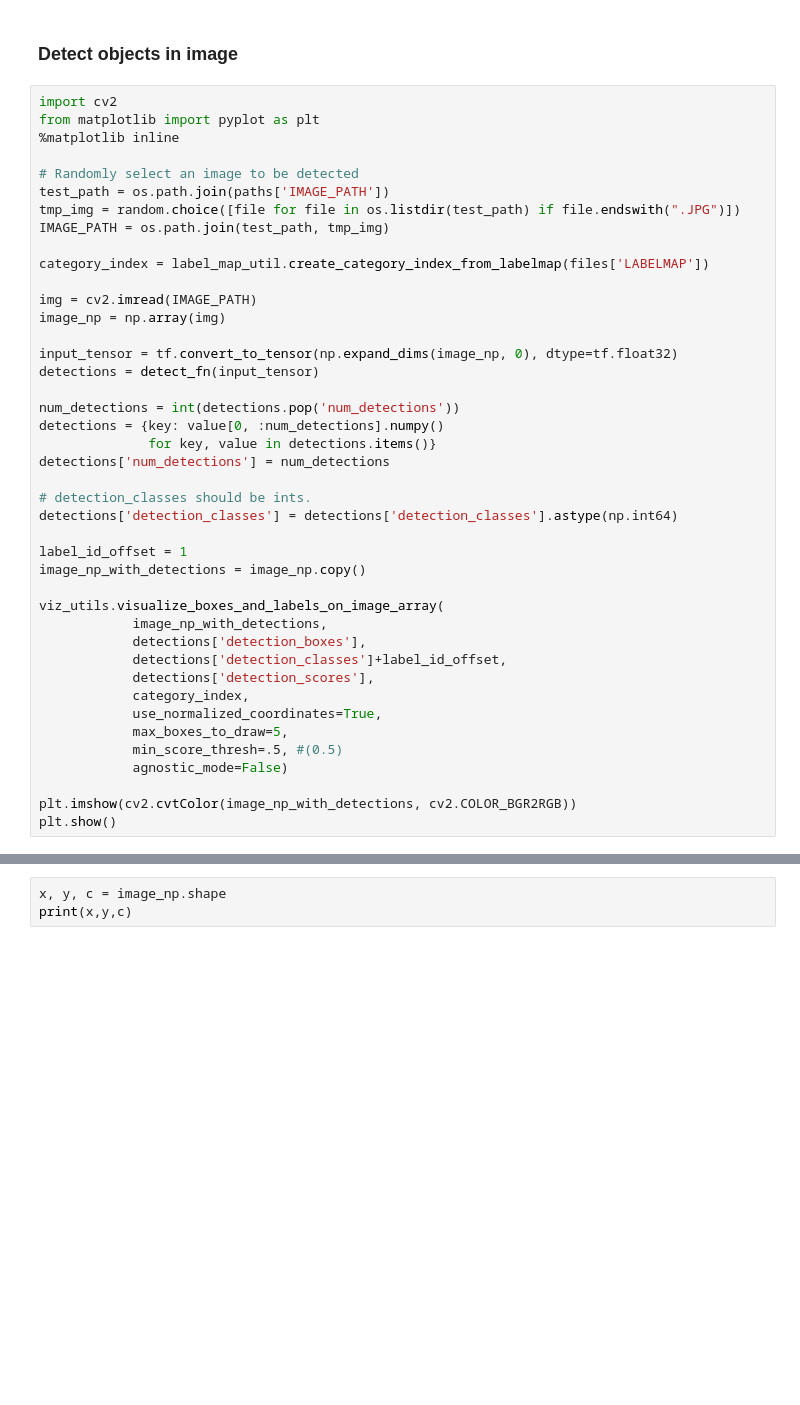
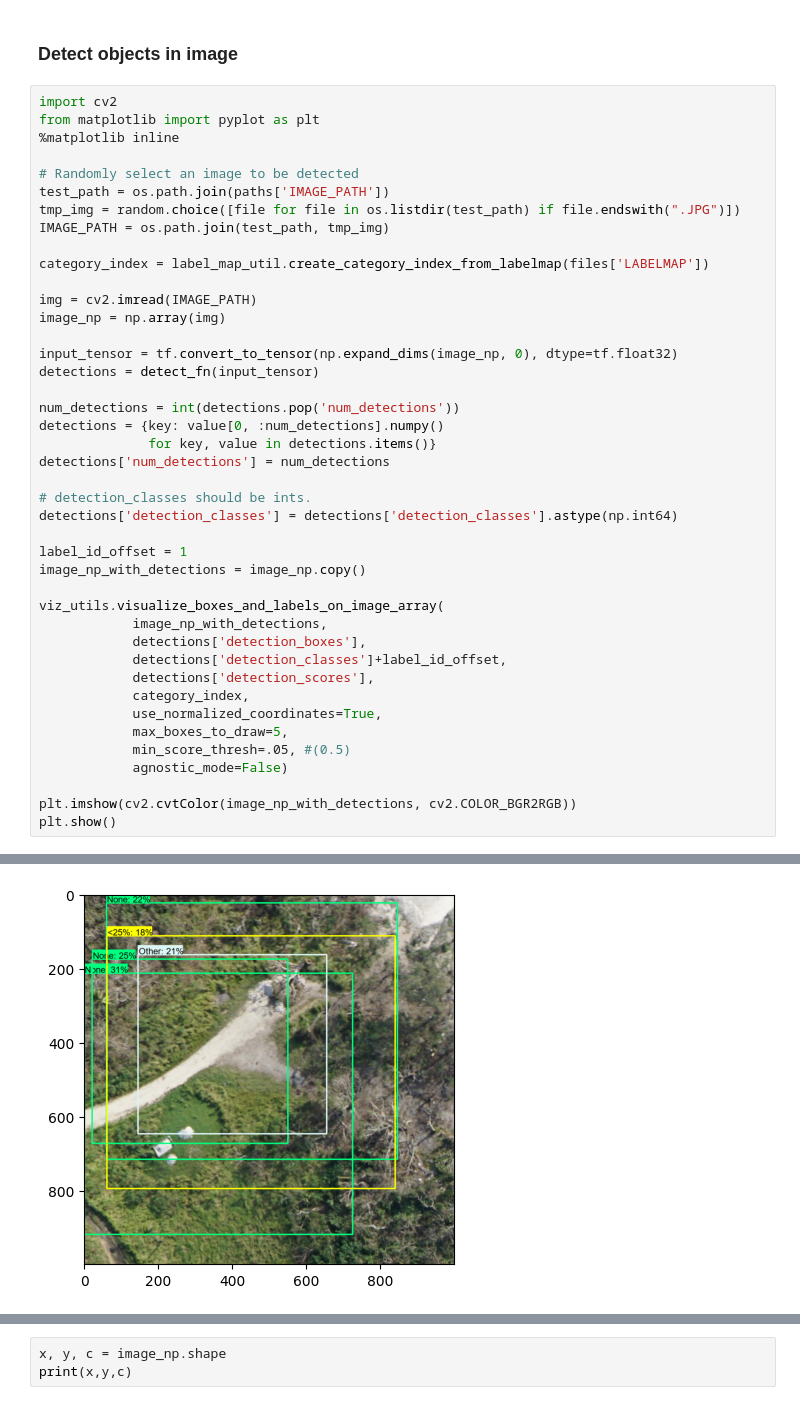
Before and after one commit to VinceJnz/object_detection_using_tensorflow, a Jupyter notebook: Training_Customised_Image_Detection_Model-ML4DR_v1.ipynb, the cells around one changed output, grey strips where cells are left out. Saved outputs shown, nothing was run; the diff lists cells and outputs as text; blank space fills up the shorter version.

```diff
--- a/Training_Customised_Image_Detection_Model-ML4DR_v1.ipynb
+++ b/Training_Customised_Image_Detection_Model-ML4DR_v1.ipynb
@@ -723,8 +691,9 @@ viz_utils.visualize_boxes_and_labels_on_image_array(
             category_index,
             use_normalized_coordinates=True,
             max_boxes_to_draw=5,
-            min_score_thresh=.5, #(0.5)
+            min_score_thresh=.05, #(0.5)
             agnostic_mode=False)
 
 plt.imshow(cv2.cvtColor(image_np_with_detections, cv2.COLOR_BGR2RGB))
 plt.show()
+# %% [output]
@@ -730,0 +702 @@ plt.show()
+[figure, added]
```
Also changed, not shown: parts of 13 cells of this notebook.
